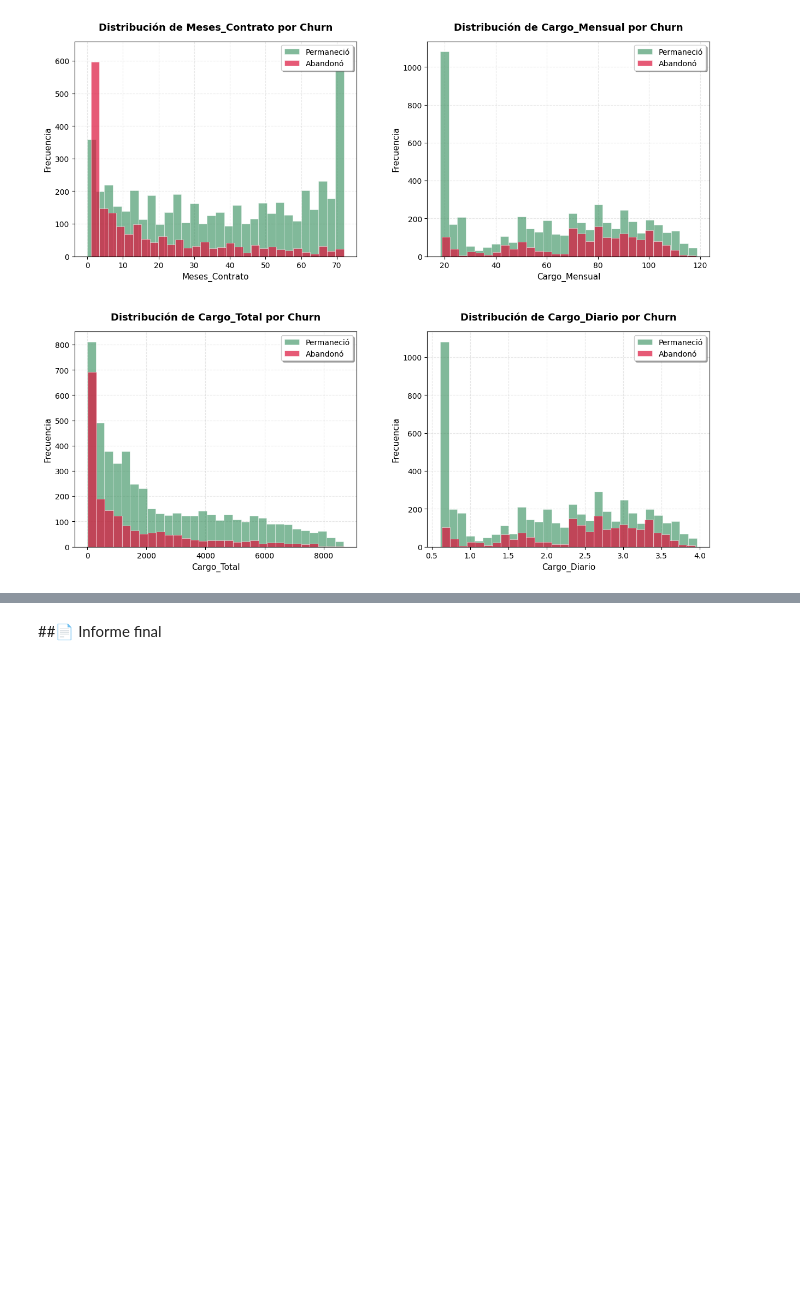
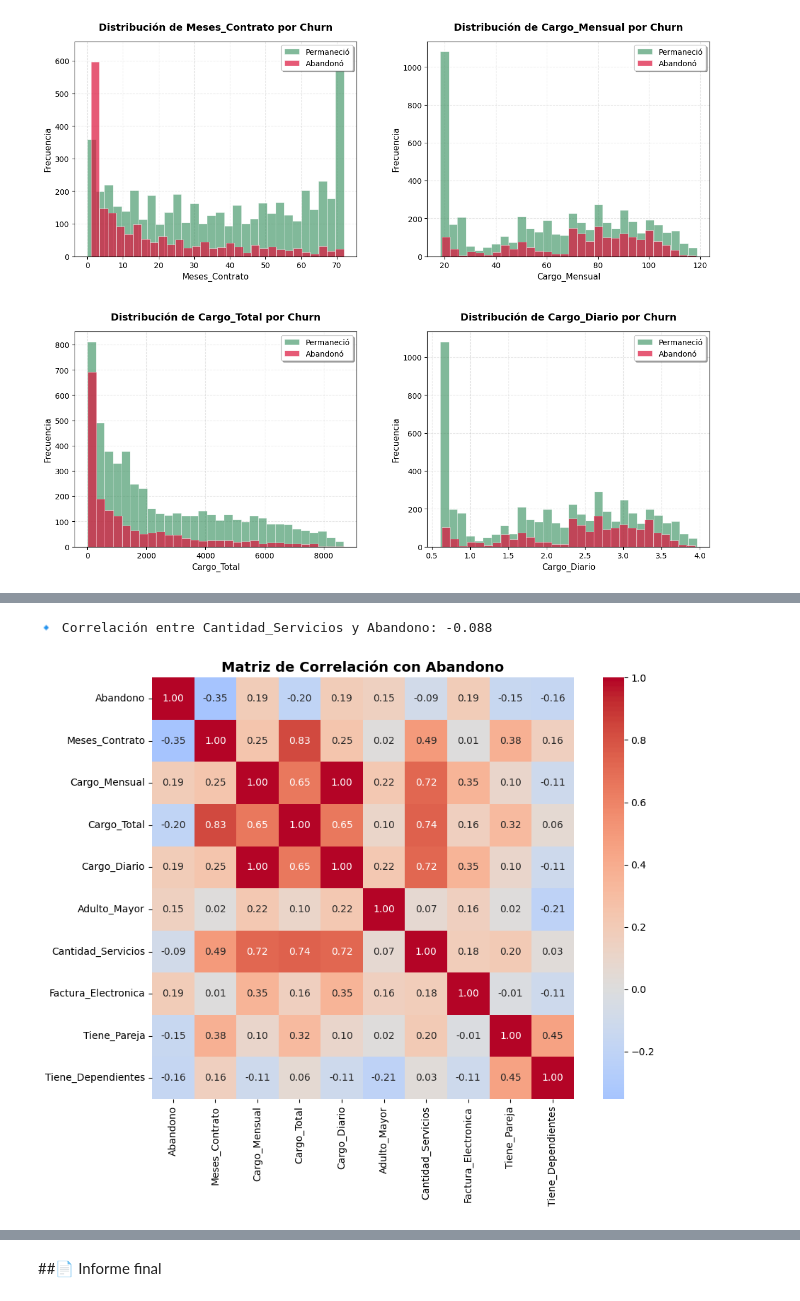
Before and after one commit to AenimaLabs/TelecomX, a Jupyter notebook: TelecomX.ipynb, the cells around one changed output, grey strips where cells are left out. Saved outputs shown, nothing was run; the diff lists cells and outputs as text; code cells hidden in the pictures; blank space fills up the shorter version.

```diff
--- a/TelecomX.ipynb
+++ b/TelecomX.ipynb
@@ -986,0 +1064,31 @@ plt.show()
+# %%
+correlation_services = df['Cantidad_Servicios'].corr(df['Abandono'])
+print(f"\n🔹 Correlación entre Cantidad_Servicios y Abandono: {correlation_services:.3f}")
+# %% [output]
+🔹 Correlación entre Cantidad_Servicios y Abandono: -0.088
+# %%
+# Variables clave para análisis
+selected_cols = [
+    'Abandono',
+    'Meses_Contrato',
+    'Cargo_Mensual',
+    'Cargo_Total',
+    'Cargo_Diario',
+    'Adulto_Mayor',
+    'Cantidad_Servicios',
+    'Factura_Electronica',
+    'Tiene_Pareja',
+    'Tiene_Dependientes'
+]
+
+# Calcular matriz de correlación
+corr_matrix = df[selected_cols].corr()
+
+# Gráfico: heatmap
+plt.figure(figsize=(10, 8))
+sns.heatmap(corr_matrix, annot=True, cmap='coolwarm', center=0, fmt='.2f', square=True)
+plt.title('Matriz de Correlación con Abandono', fontsize=14, fontweight='bold')
+plt.tight_layout()
+plt.show()
+# %% [output]
+[figure, added]
```
Also changed, not shown: parts of 5 cells of this notebook.
